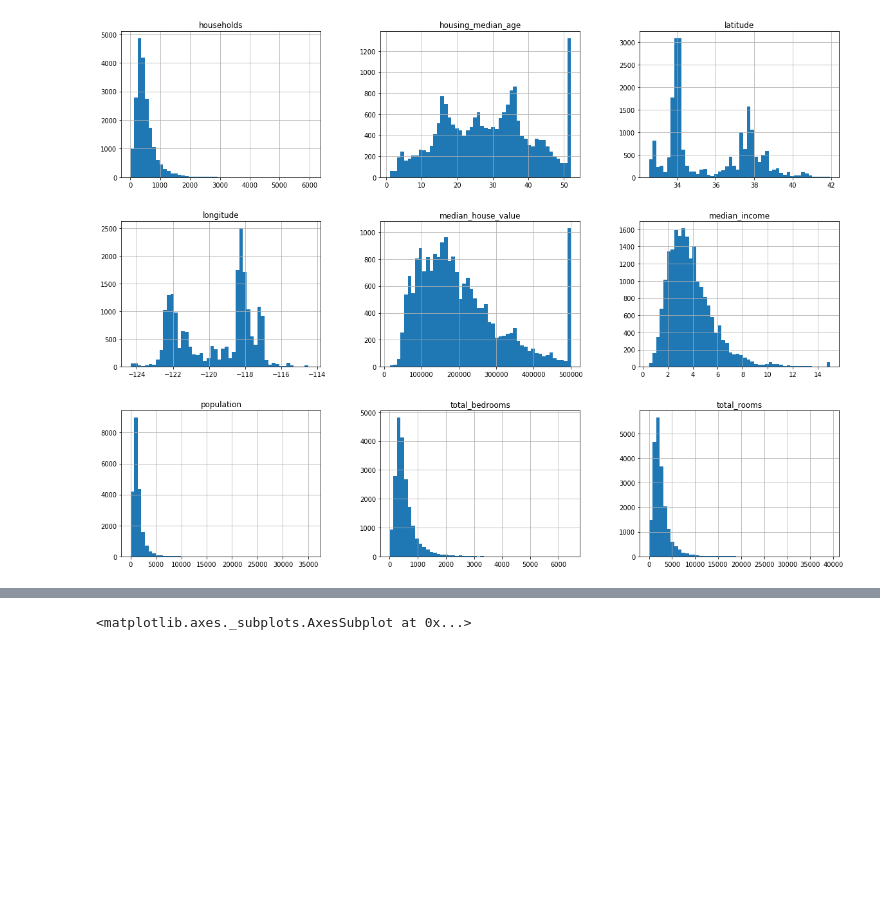
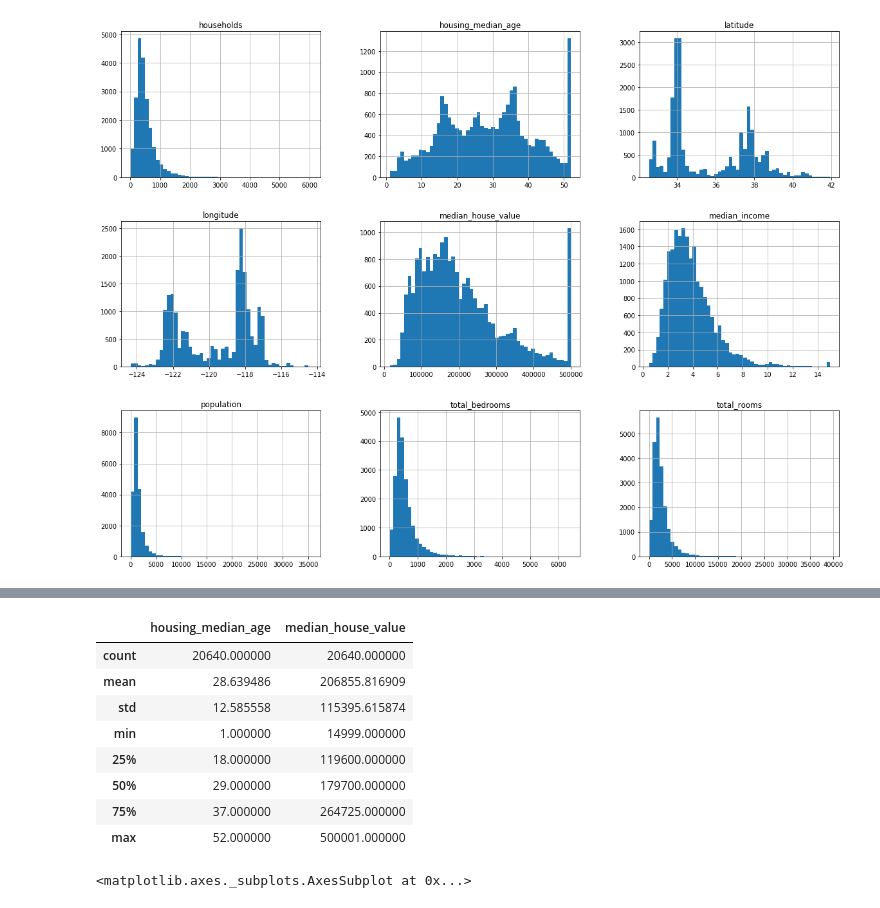
Before and after one commit to GProulx/learning-ai, a Jupyter notebook: housing/housing.ipynb, the cells around one changed output, grey strips where cells are left out. Drawn from its saved outputs; the diff is of its cells as text; code cells hidden in the pictures; blank space fills up the shorter version.

Commit message:
Housing: adding documentation

```diff
--- a/housing/housing.ipynb
+++ b/housing/housing.ipynb
@@ -35,3 +79,15 @@ plt.show()
+# %%
+housing[['housing_median_age', 'median_house_value']].describe()
+# %% [output]
+|  | housing_median_age | median_house_value |
+| count | 20640.000000 | 20640.000000 |
+| mean | 28.639486 | 206855.816909 |
+| std | 12.585558 | 115395.615874 |
+| min | 1.000000 | 14999.000000 |
+| 25% | 18.000000 | 119600.000000 |
+| 50% | 29.000000 | 179700.000000 |
+| 75% | 37.000000 | 264725.000000 |
+| max | 52.000000 | 500001.000000 |
 # %%
 housing.plot(kind='scatter', x='median_income', y= 'median_house_value', alpha=0.1)
 # %% [output]
```
Also changed, not shown: parts of 5 cells of this notebook.
